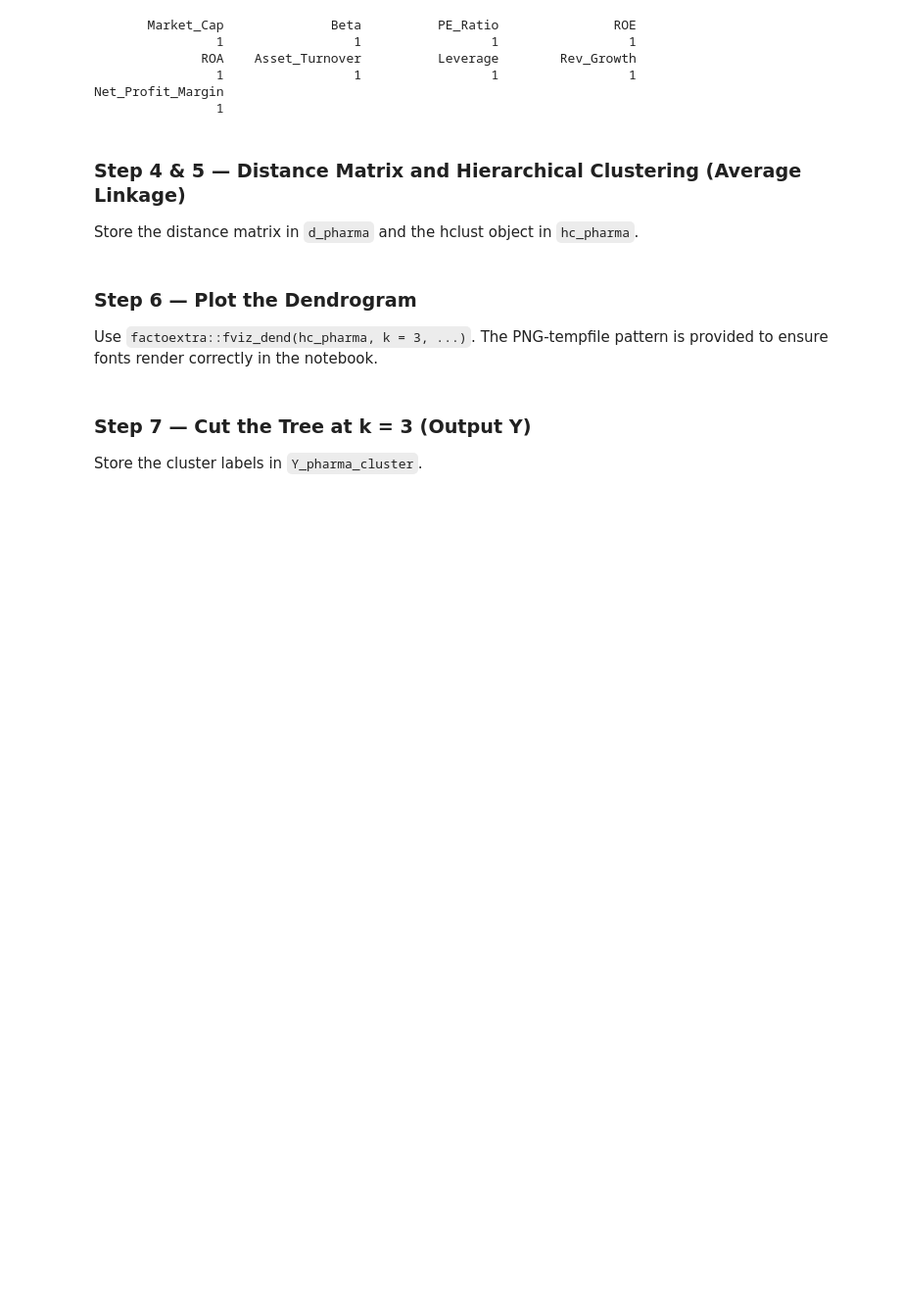
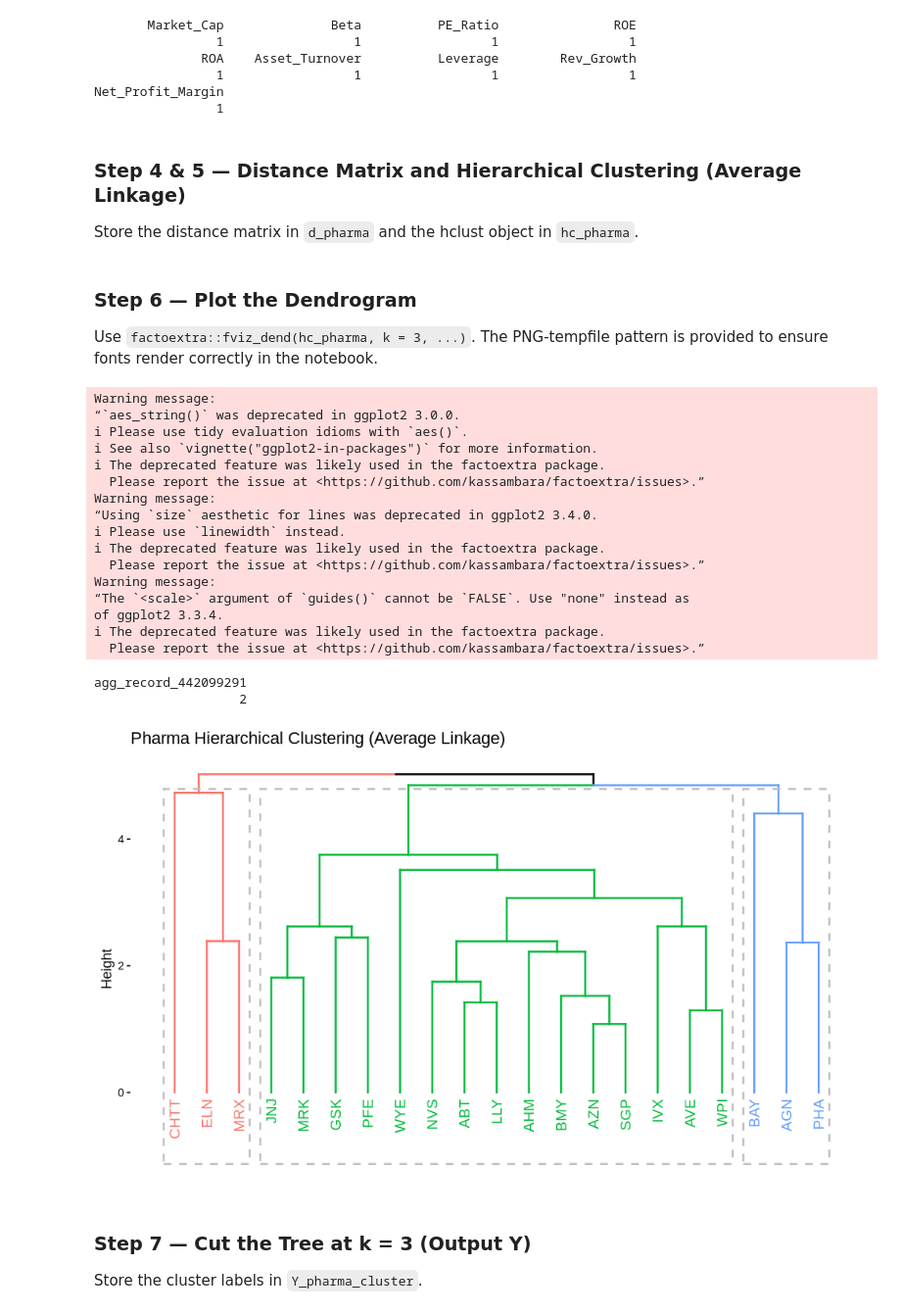
Before and after one commit to Alex-Weis4/Laughing-parakeet, a Jupyter notebook: Homework/module_5_homework.ipynb, the cells around one changed output. Shown at 98% size. Saved outputs shown, nothing was run; the diff lists cells and outputs as text; code cells hidden in the pictures; blank space fills up the shorter version.

```diff
--- a/Homework/module_5_homework.ipynb
+++ b/Homework/module_5_homework.ipynb
@@ -137,17 +137,38 @@ Use `factoextra::fviz_dend(hc_pharma, k = 3, ...)`. The PNG-tempfile pattern is
 # %%
 tmp_file <- tempfile(fileext = ".png")
 png(tmp_file, width = 1000, height = 600, res = 120,
     type = "cairo", family = "sans")
 
-# YOUR CODE HERE — delete this comment when you add your code
+# Plot the dendrogram of the hierarchical clustering of the pharmaceutical firms.
 # Build the fviz_dend plot inside print(...) so it renders to the PNG device.
 
 print(
-  NULL    # replace NULL with your fviz_dend(...) call
+fviz_dend(hc_pharma, k = 3, rect = TRUE,
+            main = "Pharma Hierarchical Clustering (Average Linkage)")    # replace NULL with your fviz_dend(...) call
 )
 
 dev.off()
 IRdisplay::display_png(file = tmp_file)
+# %% [output]
+Warning message:
+“`aes_string()` was deprecated in ggplot2 3.0.0.
+ℹ Please use tidy evaluation idioms with `aes()`.
+ℹ See also `vignette("ggplot2-in-packages")` for more information.
+ℹ The deprecated feature was likely used in the factoextra package.
+  Please report the issue at <https://github.com/kassambara/factoextra/issues>.”
+Warning message:
+“Using `size` aesthetic for lines was deprecated in ggplot2 3.4.0.
+ℹ Please use `linewidth` instead.
+ℹ The deprecated feature was likely used in the factoextra package.
+  Please report the issue at <https://github.com/kassambara/factoextra/issues>.”
+Warning message:
+“The `<scale>` argument of `guides()` cannot be `FALSE`. Use "none" instead as
+of ggplot2 3.3.4.
+ℹ The deprecated feature was likely used in the factoextra package.
+  Please report the issue at <https://github.com/kassambara/factoextra/issues>.”
+agg_record_442099291
+                   2
+[figure, added]
 # %% [markdown]
 ### Step 7 — Cut the Tree at k = 3 (Output Y)
 
```
Also changed, not shown: parts of 19 cells of this notebook.
